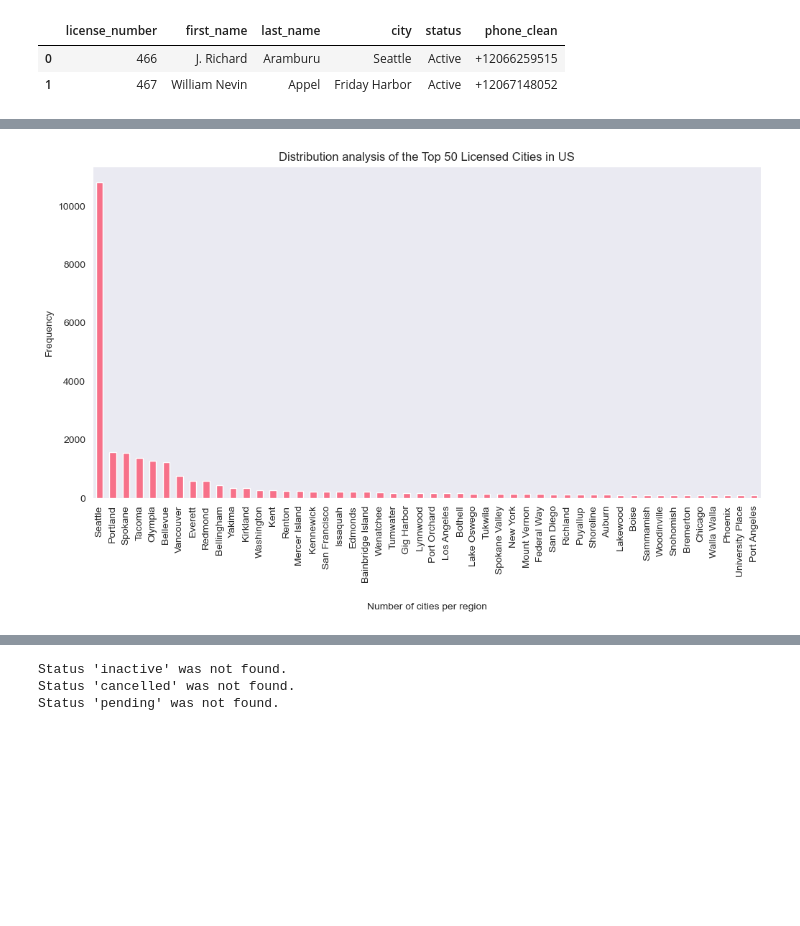
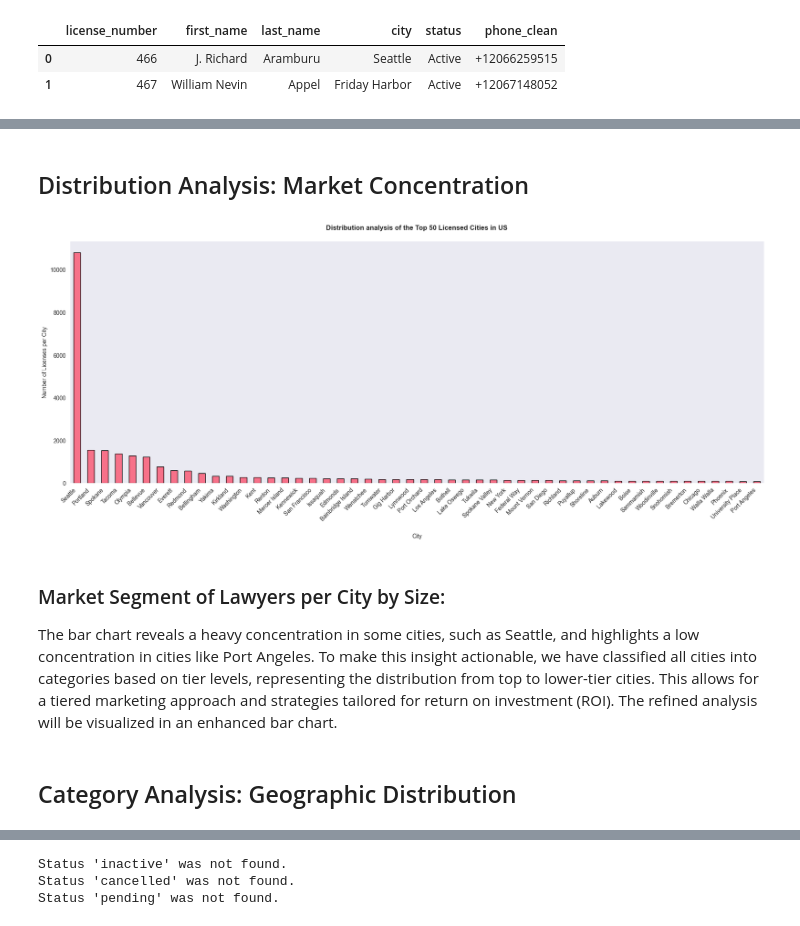
Before and after one commit to MtetoDesigns/Wbsa_cleaned_data, a Jupyter notebook: wbsa_cleaned_data.ipynb, the cells around one changed output, grey strips where cells are left out. Drawn from its saved outputs; the diff is of its cells as text; code cells hidden in the pictures; blank space fills up the shorter version.

```diff
--- a/wbsa_cleaned_data.ipynb
+++ b/wbsa_cleaned_data.ipynb
@@ -24,11 +29,13 @@ warnings.filterwarnings('ignore')
 # %%
-wbsa_df = pd.read_json(r"C:\Users\Mteto\Desktop\Scrappy\camoufox_wbsa\wbsa_results.json")
+wbsa_df = pd.read_json('wbsa_results.json')
 
 df = wbsa_df.copy()
 
 sns.set_style('dark')
-# plt.style.use('seaborn-v0_8')
+
 sns.set_palette("husl")
+
+pd.set_option('display.max_rows', None)
 # %%
 # Get an overview of the dataset
 
@@ -134,16 +135,25 @@ Name: city, Length: 1738, dtype: int64
+# %% [markdown]
+## Distribution Analysis: Market Concentration
 # %%
 # Get an overview distribution of the top 50 lincesed States in US
 
 distribution_count = df['city'].value_counts().head(50)
 
-plt.figure(figsize=(12,6))
-distribution_count.plot(kind='bar')
-plt.title('Distribution analysis of the Top 50 Licensed Cities in US')
-plt.xlabel('Number of cities per region', labelpad=20)
-plt.ylabel('Frequency')
+plt.figure(figsize=(18,8))
+distribution_count.plot(kind='bar',edgecolor='black')
+plt.title('Distribution analysis of the Top 50 Licensed Cities in US', pad=20,fontweight='bold')
+plt.xlabel('City', labelpad=20)
+plt.ylabel('Number of Licenses per City')
+plt.xticks(rotation=45, ha='right')
+plt.tight_layout()
 plt.show()
 # %% [output]
-[figure, old version]
+[figure, new version]
+# %% [markdown]
+### Market Segment of Lawyers per City by Size:
+The bar chart reveals a heavy concentration in some cities, such as Seattle, and highlights a low concentration in cities like Port Angeles. To make this insight actionable, we have classified all cities into categories based on tier levels, representing the distribution from top to lower-tier cities. This allows for a tiered marketing approach and strategies tailored for return on investment (ROI). The refined analysis will be visualized in an enhanced bar chart.
+# %% [markdown]
+## Category Analysis: Geographic Distribution
 # %%
 # Determine the categories using Absolute Thresholds
 # The 75% quantile did not have a spread in the middle range.
```
Also changed, not shown: parts of 27 cells of this notebook.
